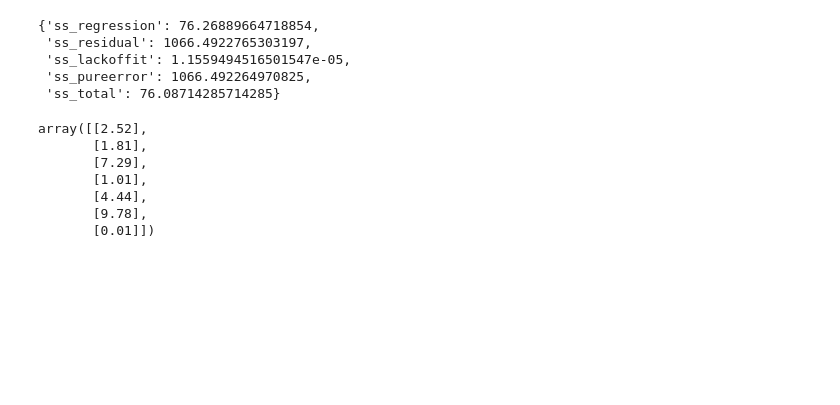
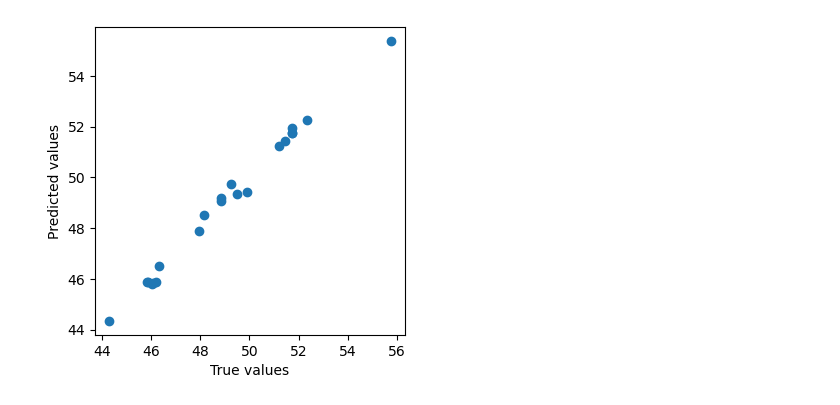
Before and after one commit to soleilvermeil/doe, a Jupyter notebook: test.ipynb, the cells around one changed output. Cells and saved outputs as stored; diff of their text form; code cells hidden in the pictures; blank space fills up the shorter version.

```diff
--- a/test.ipynb
+++ b/test.ipynb
@@ -162,18 +7,0 @@ def anova(X: np.ndarray, y: np.ndarray, model: Union[np.ndarray, str]) -> dict:
-# %%
-anova(X, y, mymodel)
-# %% [output]
-{'ss_regression': 76.26889664718854,
- 'ss_residual': 1066.4922765303197,
- 'ss_lackoffit': 1.1559494516501547e-05,
- 'ss_pureerror': 1066.492264970825,
- 'ss_total': 76.08714285714285}
-# %%
-y
-# %% [output]
-array([[2.52],
-       [1.81],
-       [7.29],
-       [1.01],
-       [4.44],
-       [9.78],
-       [0.01]])
@@ -179,0 +181,16 @@ array([[2.52],
+# %%
+X = pd.read_csv("data.csv", sep=";", decimal=",").values[:, :-1]
+
+y = pd.read_csv("data.csv", sep=";", decimal=",").values[:, -1]
+
+model = fitlm(X, y, "quadratic")
+# %%
+y_pred = model.predict(np.array(X))
+
+plt.figure(figsize=(4, 4), dpi=100)
+plt.plot(y, y_pred, "o")
+plt.xlabel("True values")
+plt.ylabel("Predicted values")
+plt.show()
+# %% [output]
+[figure, added]
```
Also changed, not shown: parts of 6 cells of this notebook, 3 other files.
